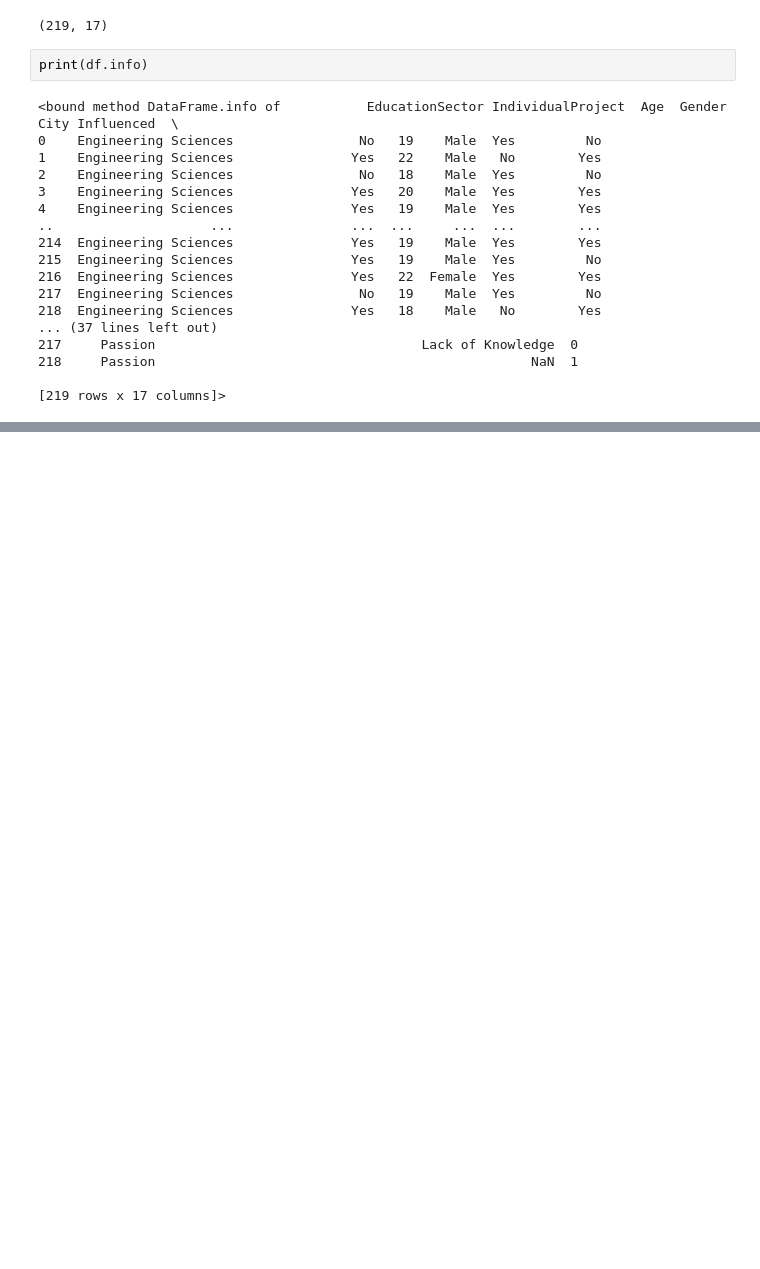
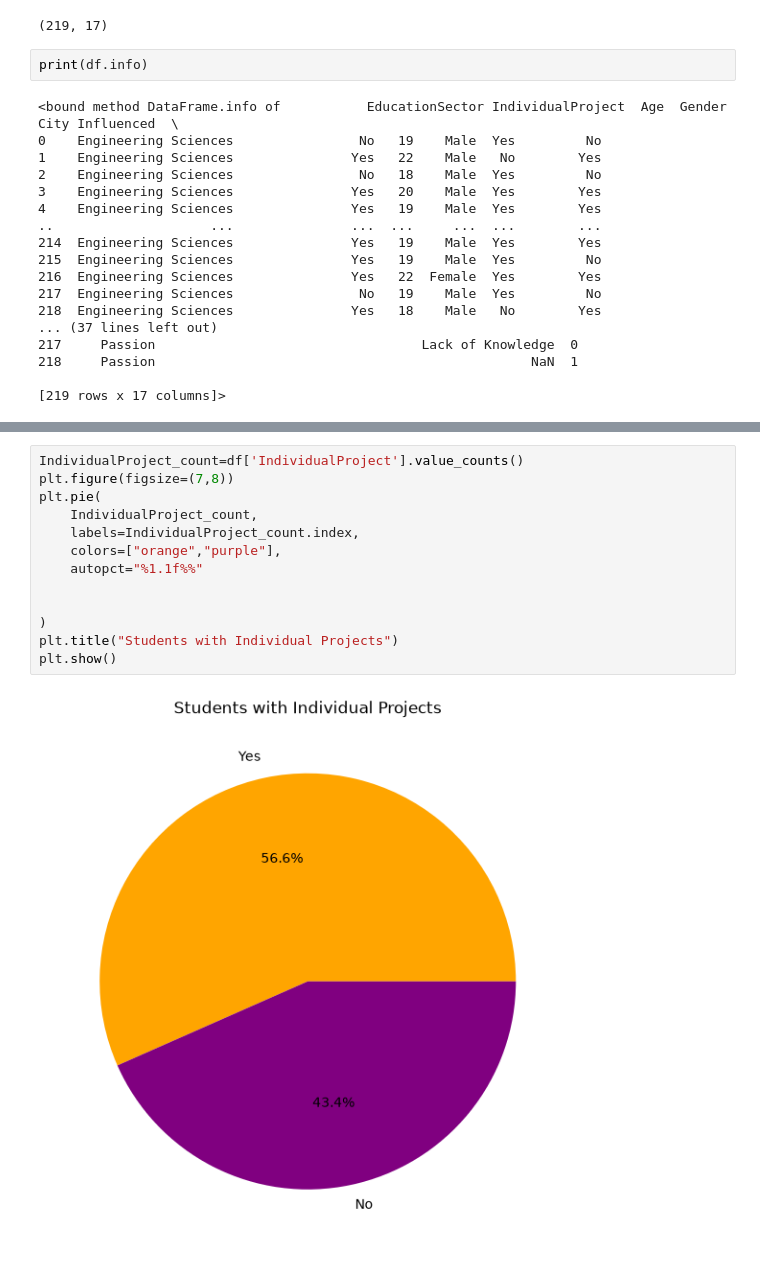
Before and after one commit to Maidasajjad/university-student-data-analysis, a Jupyter notebook: notebooks/student_analysis.ipynb, the cells around one changed output, grey strips where cells are left out. Saved outputs shown, nothing was run; the diff lists cells and outputs as text; blank space fills up the shorter version.

```diff
--- a/notebooks/student_analysis.ipynb
+++ b/notebooks/student_analysis.ipynb
@@ -70,0 +166,15 @@ print(df.info)
+# %%
+IndividualProject_count=df['IndividualProject'].value_counts()
+plt.figure(figsize=(7,8))
+plt.pie(
+    IndividualProject_count,
+    labels=IndividualProject_count.index,
+    colors=["orange","purple"],
+    autopct="%1.1f%%"
+
+
+)
+plt.title("Students with Individual Projects")
+plt.show()
+# %% [output]
+[figure, added]
```
Also changed, not shown: parts of 14 cells of this notebook.
